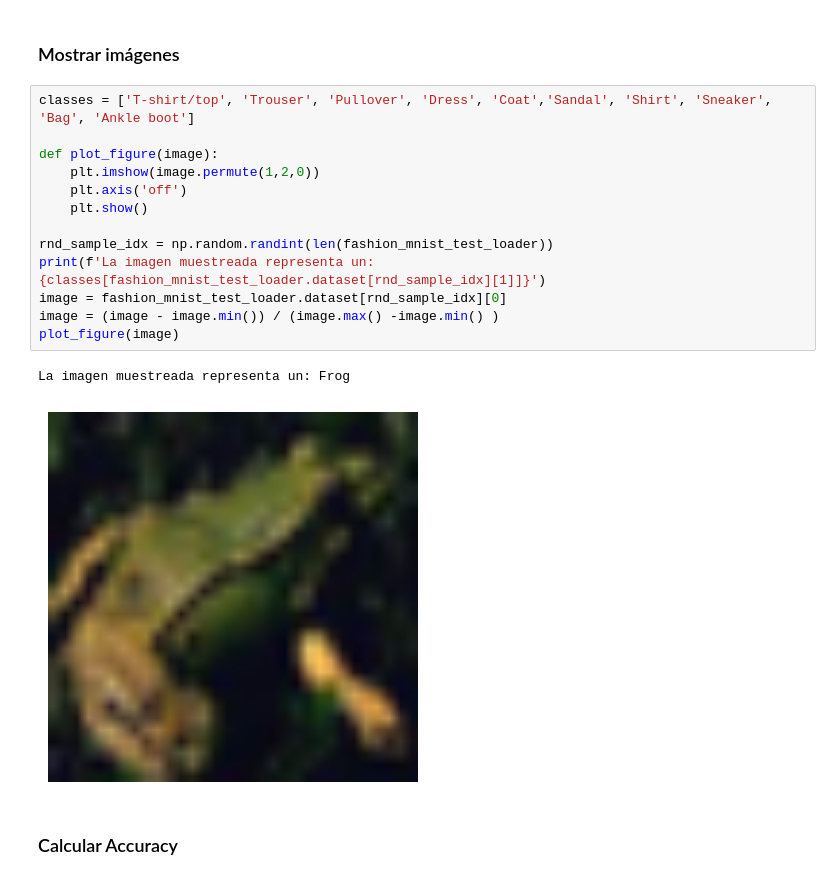
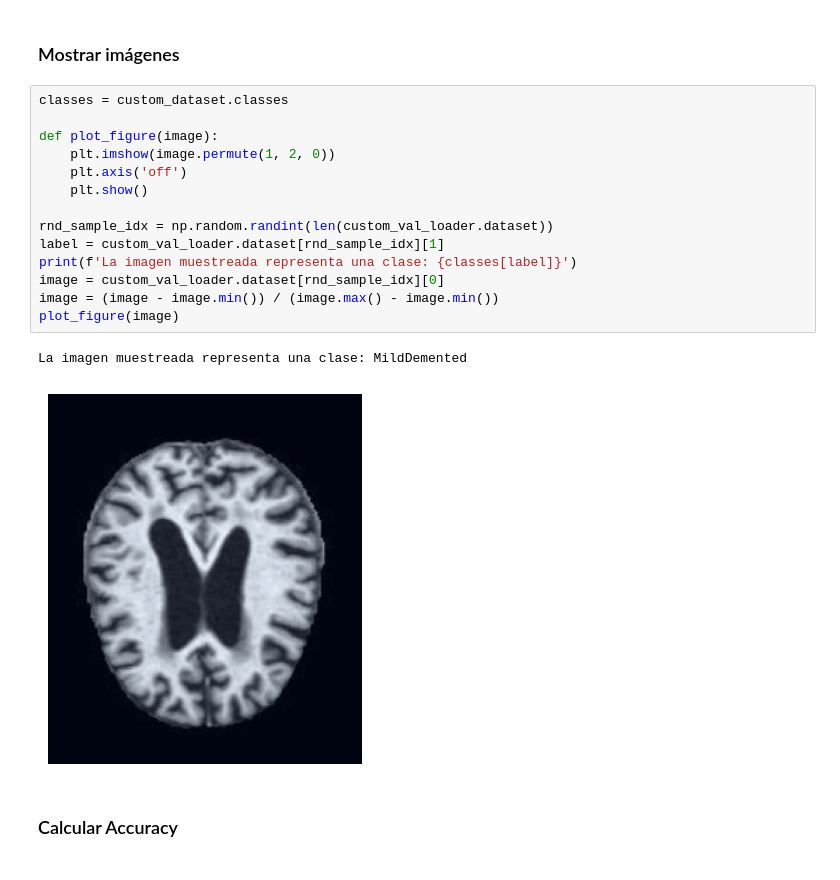
Before and after one commit to jgamero-ibrobotics/trabajo-pic, a Jupyter notebook: TransferLearning.ipynb, the cells around one changed output. Drawn from its saved outputs; the diff is of its cells as text.

```diff
--- a/TransferLearning.ipynb
+++ b/TransferLearning.ipynb
@@ -89,21 +73,22 @@ cpu
 # %% [markdown]
 ### Mostrar imágenes
 # %%
-classes = ['T-shirt/top', 'Trouser', 'Pullover', 'Dress', 'Coat','Sandal', 'Shirt', 'Sneaker', 'Bag', 'Ankle boot']
+classes = custom_dataset.classes
 
 def plot_figure(image):
-    plt.imshow(image.permute(1,2,0))
+    plt.imshow(image.permute(1, 2, 0))
     plt.axis('off')
     plt.show()
 
-rnd_sample_idx = np.random.randint(len(fashion_mnist_test_loader))
-print(f'La imagen muestreada representa un: {classes[fashion_mnist_test_loader.dataset[rnd_sample_idx][1]]}')
-image = fashion_mnist_test_loader.dataset[rnd_sample_idx][0]
-image = (image - image.min()) / (image.max() -image.min() )
+rnd_sample_idx = np.random.randint(len(custom_val_loader.dataset))
+label = custom_val_loader.dataset[rnd_sample_idx][1]
+print(f'La imagen muestreada representa una clase: {classes[label]}')
+image = custom_val_loader.dataset[rnd_sample_idx][0]
+image = (image - image.min()) / (image.max() - image.min())
 plot_figure(image)
 # %% [output]
-La imagen muestreada representa un: Frog
+La imagen muestreada representa una clase: MildDemented
-[figure, old version]
+[figure, new version]
 # %% [markdown]
 ### Calcular Accuracy
 # %%
```
Also changed, not shown: parts of 12 cells of this notebook.
